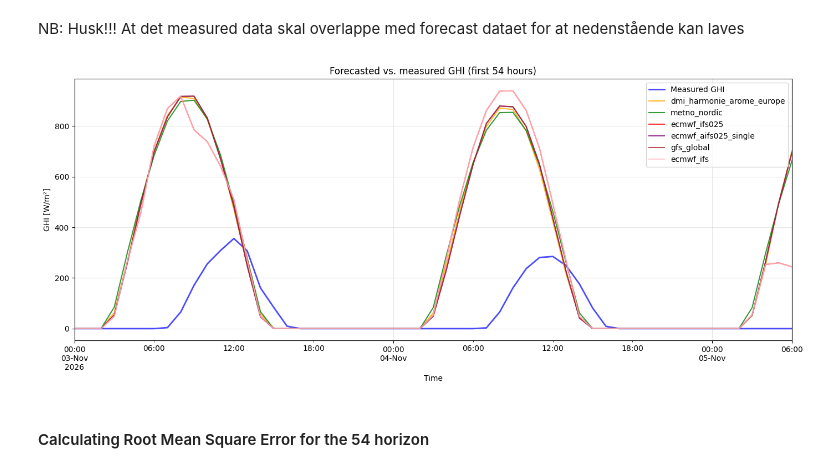
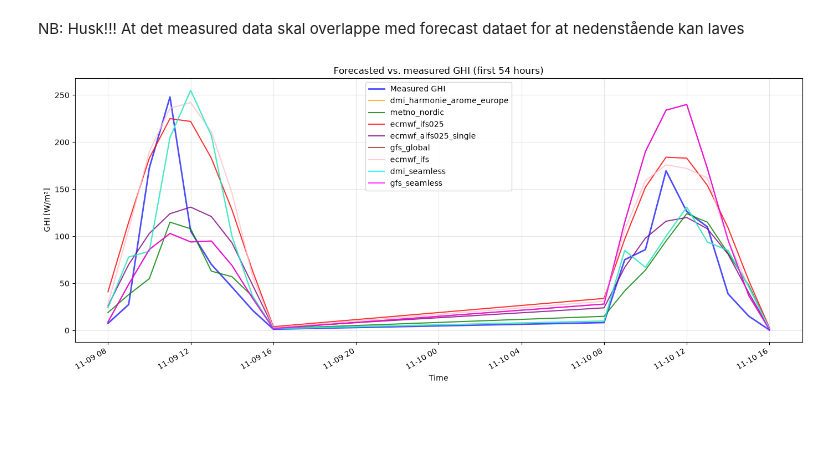
Before and after one commit to karlarye/Forecast-Solar-Assignment, a Jupyter notebook: assignment.ipynb, the cells around one changed output. Saved outputs shown, nothing was run; the diff lists cells and outputs as text; code cells hidden in the pictures; blank space fills up the shorter version.

```diff
--- a/assignment.ipynb
+++ b/assignment.ipynb
@@ -8,7 +8,12 @@ import numpy as np
 # %% [markdown]
 # Measurement data
 # %%
+start_date = '2025-11-03'
+end_date = '2026-11-25'
+
 dmi_data, dmi_meta = solarpy.iotools.get_dmi_metobs(station = '06056',
-                                          start='2025-11-03',
-                                          end='2026-11-10',
+                                          start=start_date,
+                                          end=end_date,
                                           parameters = ['ghi'])
+
+dmi_data.tail()
@@ -127,6 +154,6 @@ timestamp
 # %% [markdown]
 # Forecast data
 # %%
-forecast_data_w9 = pd.read_csv('forecast_data_w9.csv', index_col=0, parse_dates=True)
-forecast_data_w9.head()
+forecast_data = pd.read_csv('data/06056_20261109T0800.csv', index_col=0, parse_dates=True)
+forecast_data.head()
 # %% [output]
@@ -144,31 +171,36 @@ NB: Husk!!! At det measured data skal overlappe med forecast dataet for at neden
 # %%
 # Plotting the forecast data against the measured data
 
-col_names = ['dmi_harmonie_arome_europe', 'metno_nordic', 'ecmwf_ifs025',
-             'ecmwf_aifs025_single', 'gfs_global', 'ecmwf_ifs']
-colors = ['orange', 'green', 'red', 'purple', 'brown', 'pink']
+# All columns, excluding the last two as these are duplicates
+col_names =  forecast_data.columns.tolist()
+
+colors = ['orange', 'green', 'red', 'purple', 'brown', 'pink', 'cyan', 'magenta']
 
 # Restrict to the first 54 hours of the forecast
-start = forecast_data_w9.index[0]
+start = forecast_data.index[0]
 end = start + pd.Timedelta(hours=54)
-fc = forecast_data_w9.loc[start:end]
+fc = forecast_data.loc[start:end]
 measured = dmi_data['ghi'].loc[start:end]
+
+# Restrict to daylight hours - daylight = at least one model predicts GHI > 0
+mask_day = fc[col_names].max(axis=1) > 0
+fc = fc.loc[mask_day]
+measured = measured.loc[mask_day]
 
 fig, ax = plt.subplots(figsize=(14, 6))
 
 measured.plot(ax=ax, label='Measured GHI', color='blue', alpha=0.7, linewidth=2)
 
 for name, color in zip(col_names, colors):
     fc[name].plot(ax=ax, label=name, color=color, alpha=0.8)
 
 ax.set_xlabel('Time')
 ax.set_ylabel('GHI [W/m²]')
 ax.set_title('Forecasted vs. measured GHI (first 54 hours)')
 ax.legend()
 ax.grid(alpha=0.3)
 plt.tight_layout()
 plt.show()
+#plt.savefig('forecast_vs_measured_ghi_3_nov_54hours.png', dpi=300)
 # %% [output]
-[figure, old version]
+[figure, new version]
-# %% [markdown]
-#### Calculating Root Mean Square Error for the 54 horizon
```
Also changed, not shown: parts of 34 cells of this notebook.
